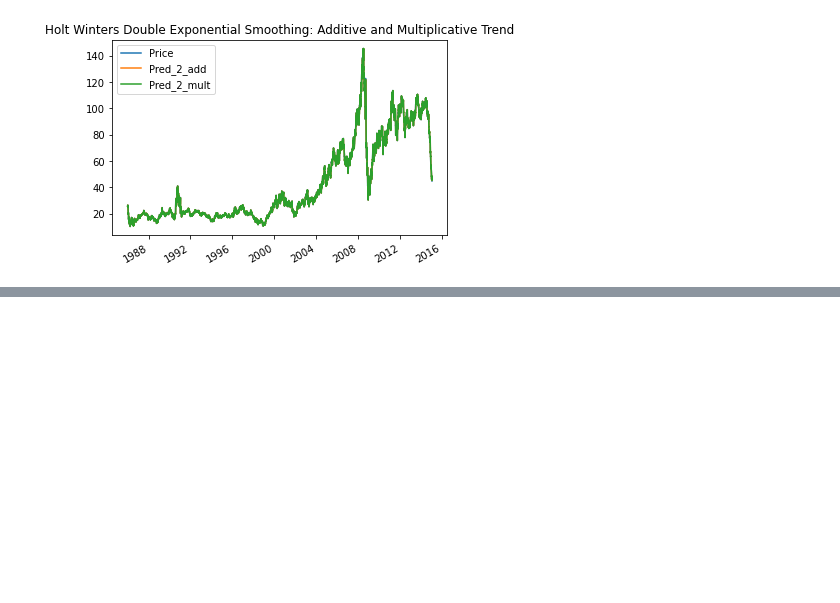
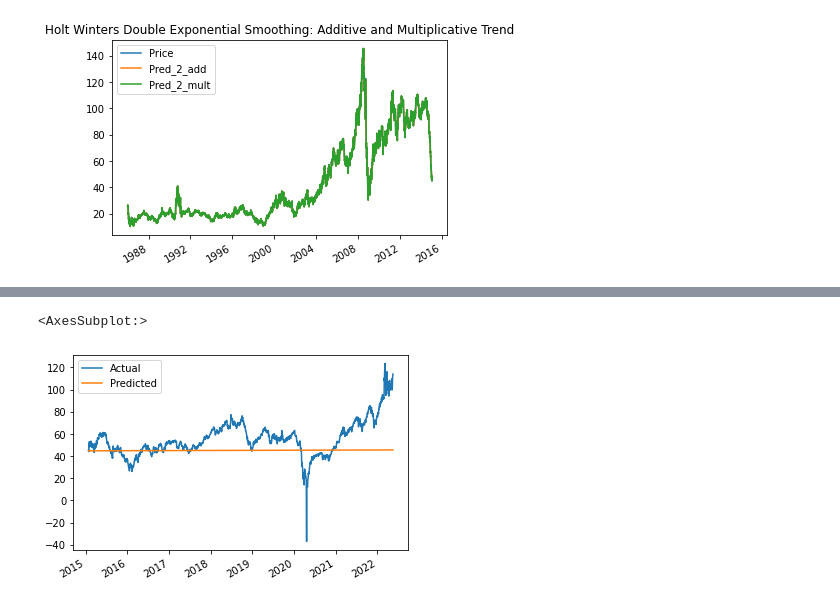
Before and after one commit to luketankh/LevelUp-, a Jupyter notebook: ARIMA.ipynb, the cells around one changed output, grey strips where cells are left out. Saved outputs shown, nothing was run; the diff lists cells and outputs as text; code cells hidden in the pictures; blank space fills up the shorter version.

```diff
--- a/ARIMA.ipynb
+++ b/ARIMA.ipynb
@@ -292,0 +298,10 @@ Text(0.5, 1.0, 'Train, Test and Predicted Test using Holt Winters')
+# %%
+# Multiplicative exponential smoothing plot
+test_mult_predictions = np.asarray(test_mult_predictions)
+test_mult = test.copy()
+test_mult["Pred"] = test_mult_predictions.tolist()
+test_mult["Price"].plot(legend=True,label='Actual',figsize=(6,4))
+test_mult["Pred"].plot(legend=True,label='Predicted',figsize=(6,4))
+# %% [output]
+<AxesSubplot:>
+[figure, added]
```
Also changed, not shown: parts of 5 cells of this notebook.
